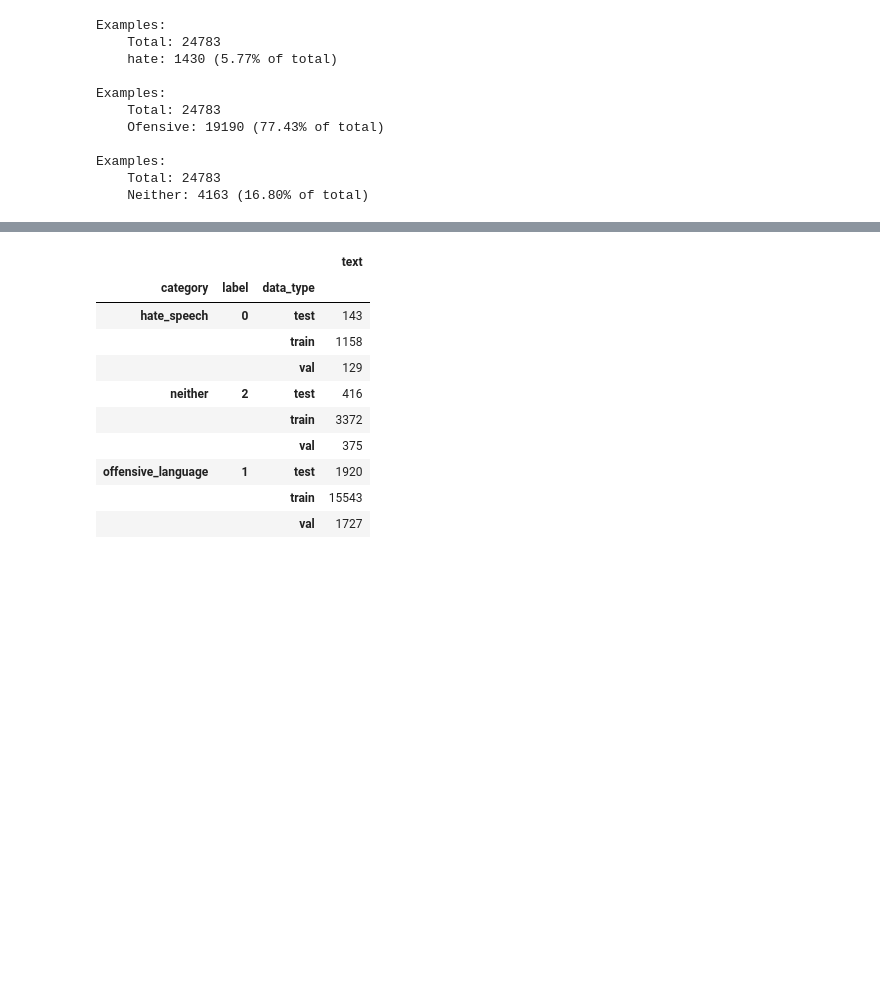
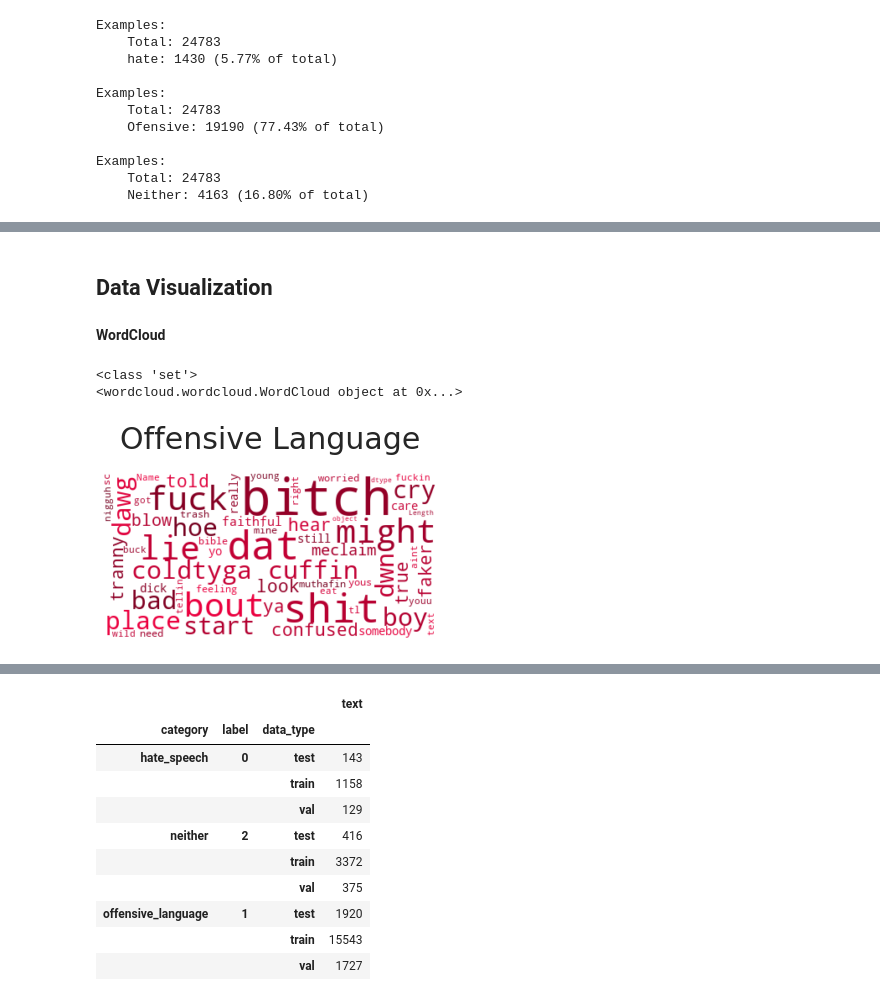
Before and after one commit to EmersonAlvaro/HateSpeach2022, a Jupyter notebook: hateML/Hate_Speach_Classification_BERT_2022.ipynb, the cells around one changed output, grey strips where cells are left out. Saved outputs shown, nothing was run; the diff lists cells and outputs as text; code cells hidden in the pictures; blank space fills up the shorter version.

```diff
--- a/hateML/Hate_Speach_Classification_BERT_2022.ipynb
+++ b/hateML/Hate_Speach_Classification_BERT_2022.ipynb
@@ -147,0 +409,38 @@ Examples:
+# %% [markdown]
+## Data Visualization
+# %% [markdown]
+**WordCloud**
+# %%
+import matplotlib.pyplot as plt
+from wordcloud import WordCloud, STOPWORDS
+stopwords = set(STOPWORDS)
+stopwords.add("RT")
+
+print(type(STOPWORDS))
+
+import random
+
+def random_color_func(word=None, font_size=None, position=None,  orientation=None, font_path=None, random_state=None):
+    h = 344
+    s = int(100.0 * 255.0 / 255.0)
+    l = int(100.0 * float(random_state.randint(60, 120)) / 255.0)
+    return "hsl({}, {}%, {}%)".format(h, s, l)
+
+wordcloud = WordCloud(
+                          background_color='white',
+                          stopwords=stopwords,
+                          max_words=200,
+                          max_font_size=60,
+                          random_state=42
+                         ).generate(str(df.loc[df["category"]=="offensive_language"].text))
+print(wordcloud)
+fig = plt.figure(1)
+plt.imshow(wordcloud.recolor(color_func= random_color_func, random_state=3),
+           interpolation="bilinear")
+plt.axis('off')
+plt.title('Offensive Language', fontsize=30, pad=25)
+plt.show()
+# %% [output]
+<class 'set'>
+<wordcloud.wordcloud.WordCloud object at 0x...>
+[figure, added]
```
Also changed, not shown: parts of 65 cells of this notebook, 1 other file.
